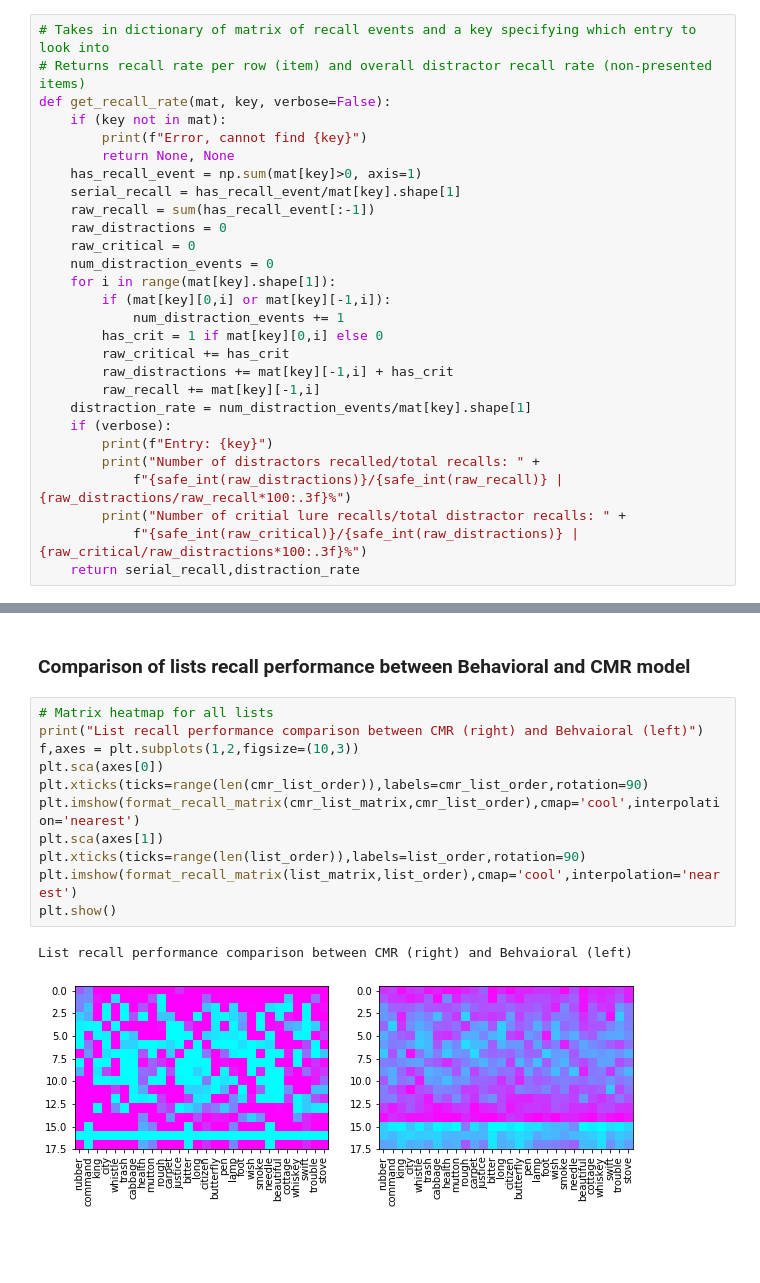
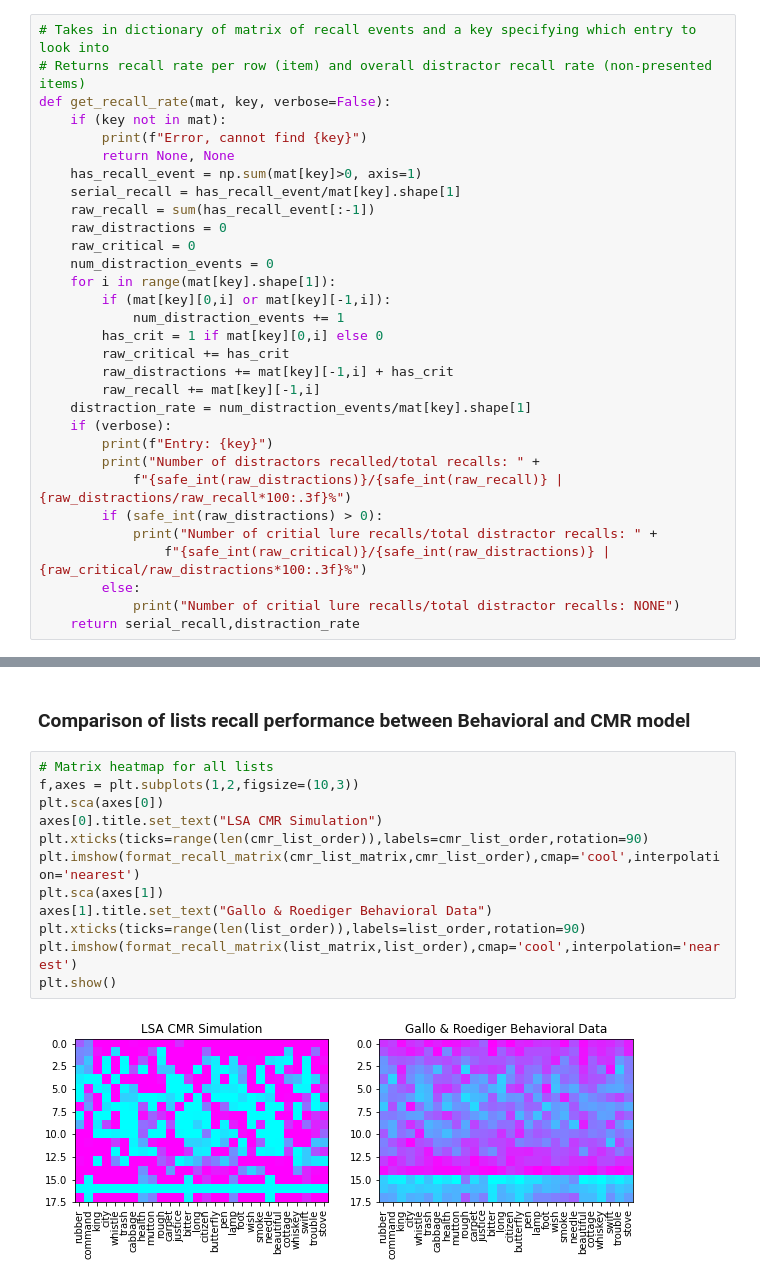
Before and after one commit to devYaoYH/DRM_Analysis, a Jupyter notebook: Data Visualization.ipynb, the cells around one changed output, grey strips where cells are left out. Saved outputs shown, nothing was run; the diff lists cells and outputs as text; blank space fills up the shorter version.

Commit message:
Finished semantic analysis | Moving on to better modeling of noisy recall

```diff
--- a/Data Visualization.ipynb
+++ b/Data Visualization.ipynb
@@ -92,8 +95,11 @@ def get_recall_rate(mat, key, verbose=False):
         print(f"Entry: {key}")
         print("Number of distractors recalled/total recalls: " +
             f"{safe_int(raw_distractions)}/{safe_int(raw_recall)} | {raw_distractions/raw_recall*100:.3f}%")
-        print("Number of critial lure recalls/total distractor recalls: " +
-            f"{safe_int(raw_critical)}/{safe_int(raw_distractions)} | {raw_critical/raw_distractions*100:.3f}%")
+        if (safe_int(raw_distractions) > 0):
+            print("Number of critial lure recalls/total distractor recalls: " +
+                f"{safe_int(raw_critical)}/{safe_int(raw_distractions)} | {raw_critical/raw_distractions*100:.3f}%")
+        else:
+            print("Number of critial lure recalls/total distractor recalls: NONE")
     return serial_recall,distraction_rate
 # %% [markdown]
 ### Read data from formated .csv file
@@ -476,15 +572,15 @@ Serial position data for all subjects (aggregated across lists)
 ### Comparison of lists recall performance between Behavioral and CMR model
 # %%
 # Matrix heatmap for all lists
-print("List recall performance comparison between CMR (right) and Behvaioral (left)")
 f,axes = plt.subplots(1,2,figsize=(10,3))
 plt.sca(axes[0])
+axes[0].title.set_text("LSA CMR Simulation")
 plt.xticks(ticks=range(len(cmr_list_order)),labels=cmr_list_order,rotation=90)
 plt.imshow(format_recall_matrix(cmr_list_matrix,cmr_list_order),cmap='cool',interpolation='nearest')
 plt.sca(axes[1])
+axes[1].title.set_text("Gallo & Roediger Behavioral Data")
 plt.xticks(ticks=range(len(list_order)),labels=list_order,rotation=90)
 plt.imshow(format_recall_matrix(list_matrix,list_order),cmap='cool',interpolation='nearest')
 plt.show()
 # %% [output]
-List recall performance comparison between CMR (right) and Behvaioral (left)
-[figure, old version]
+[figure, new version]
```
Also changed, not shown: parts of 27 cells of this notebook, 13 other files.
